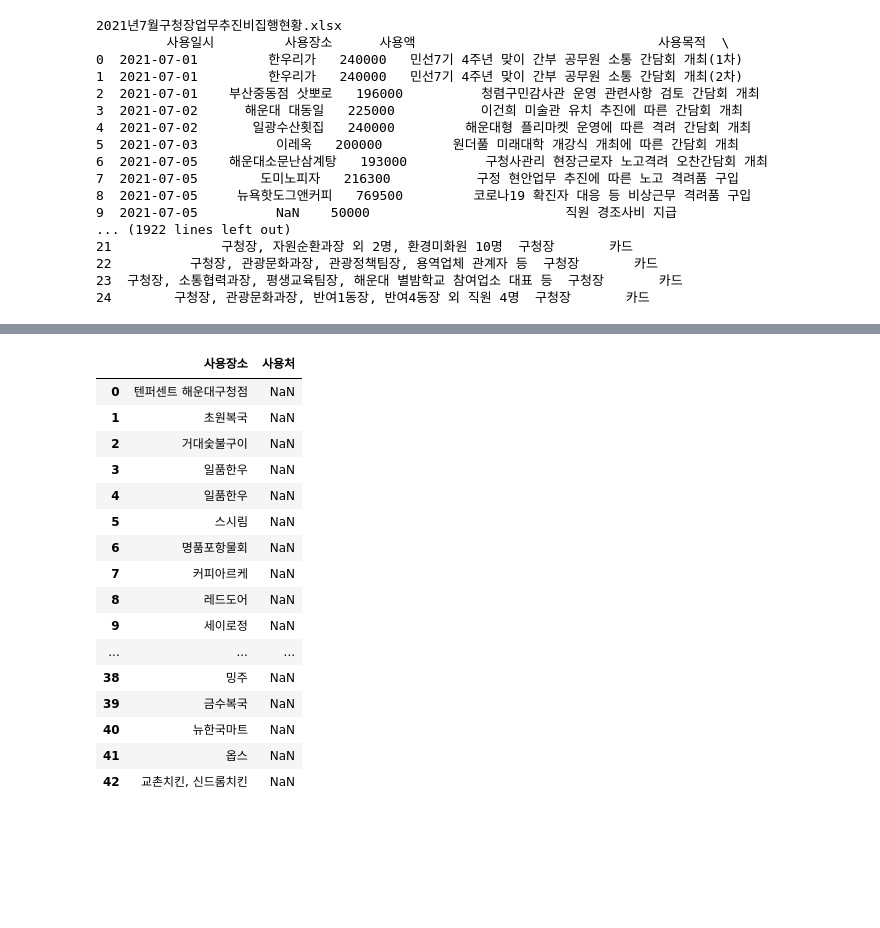
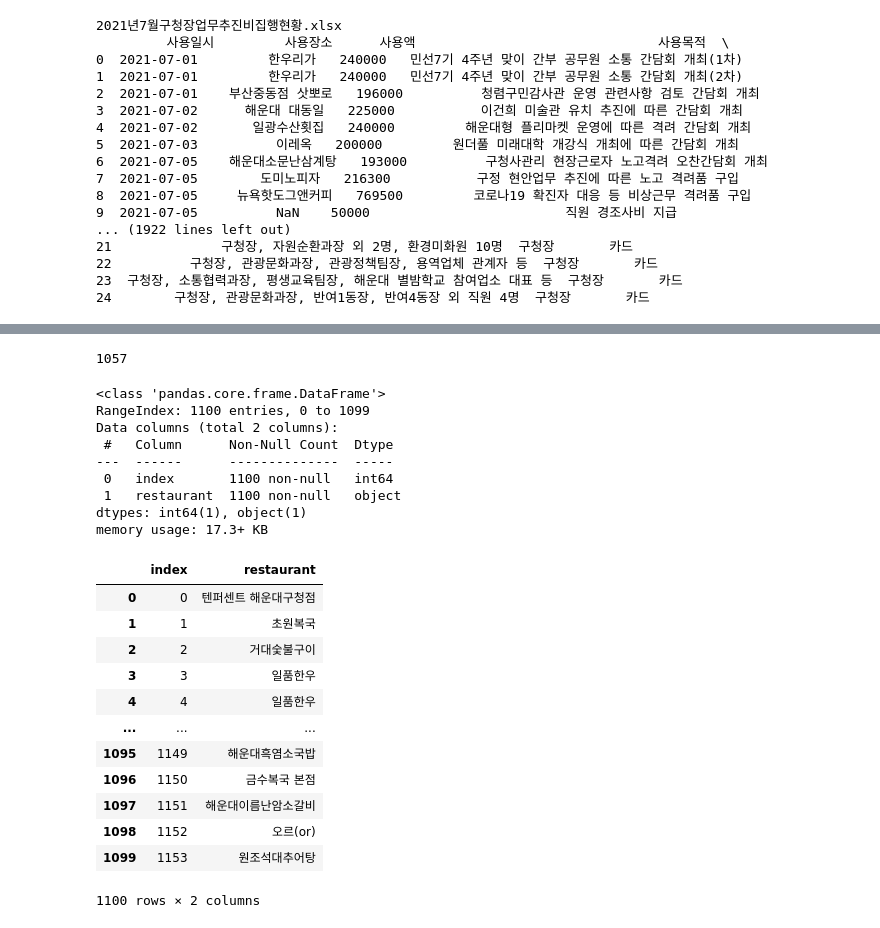
Before and after one commit to Huiseop123/AI_Section3_Project, a Jupyter notebook: main.ipynb, the cells around one changed output, grey strips where cells are left out. Cells and saved outputs as stored; diff of their text form; code cells hidden in the pictures; blank space fills up the shorter version.

```diff
--- a/main.ipynb
+++ b/main.ipynb
@@ -98,22 +102,0 @@ KeyError: "['사용일시', '사용액', '사용목적', '사용대상', '사용
-# %%
-type(df1)
-type(df)
-df
-# %% [output]
-|  | 사용장소 | 사용처 |
-| 0 | 텐퍼센트 해운대구청점 | NaN |
-| 1 | 초원복국 | NaN |
-| 2 | 거대숯불구이 | NaN |
-| 3 | 일품한우 | NaN |
-| 4 | 일품한우 | NaN |
-| 5 | 스시림 | NaN |
-| 6 | 명품포항물회 | NaN |
-| 7 | 커피아르케 | NaN |
-| 8 | 레드도어 | NaN |
-| 9 | 세이로정 | NaN |
-| ... | ... | ... |
-| 38 | 밍주 | NaN |
-| 39 | 금수복국 | NaN |
-| 40 | 뉴한국마트 | NaN |
-| 41 | 옵스 | NaN |
-| 42 | 교촌치킨, 신드롬치킨 | NaN |
@@ -119,0 +111,43 @@ df
+# %%
+#excel에서 수정한 후 다시 가져오기
+#수정내역: 외1제거, 사용처/사용장소 하나로 합치기
+data = pd.read_excel(basicpath + 'df1.xlsx')
+# %%
+pd.set_option('display.max_columns', None, 'display.max_rows', 30)
+haundae = data.dropna(axis=0)
+haundae.isnull().sum() #결측치 없음
+len(haundae)
+# %% [output]
+1057
+# %%
+result = haundae['사용장소'].str.split(',')
+result = result.apply(lambda x: pd.Series(x))
+result = result.stack().reset_index(level=1, drop=True).to_frame('restaurant')
+# type(result)
+result = result.reset_index()
+type(result)
+result.info()
+result
+# %% [output]
+<class 'pandas.core.frame.DataFrame'>
+RangeIndex: 1100 entries, 0 to 1099
+Data columns (total 2 columns):
+ #   Column      Non-Null Count  Dtype
+---  ------      --------------  -----
+ 0   index       1100 non-null   int64
+ 1   restaurant  1100 non-null   object
+dtypes: int64(1), object(1)
+memory usage: 17.3+ KB
+|  | index | restaurant |
+| 0 | 0 | 텐퍼센트 해운대구청점 |
+| 1 | 1 | 초원복국 |
+| 2 | 2 | 거대숯불구이 |
+| 3 | 3 | 일품한우 |
+| 4 | 4 | 일품한우 |
+| ... | ... | ... |
+| 1095 | 1149 | 해운대흑염소국밥 |
+| 1096 | 1150 | 금수복국 본점 |
+| 1097 | 1151 | 해운대이름난암소갈비 |
+| 1098 | 1152 | 오르(or) |
+| 1099 | 1153 | 원조석대추어탕 |
+1100 rows × 2 columns
```
Also changed, not shown: parts of 28 cells of this notebook, 4 other files.
